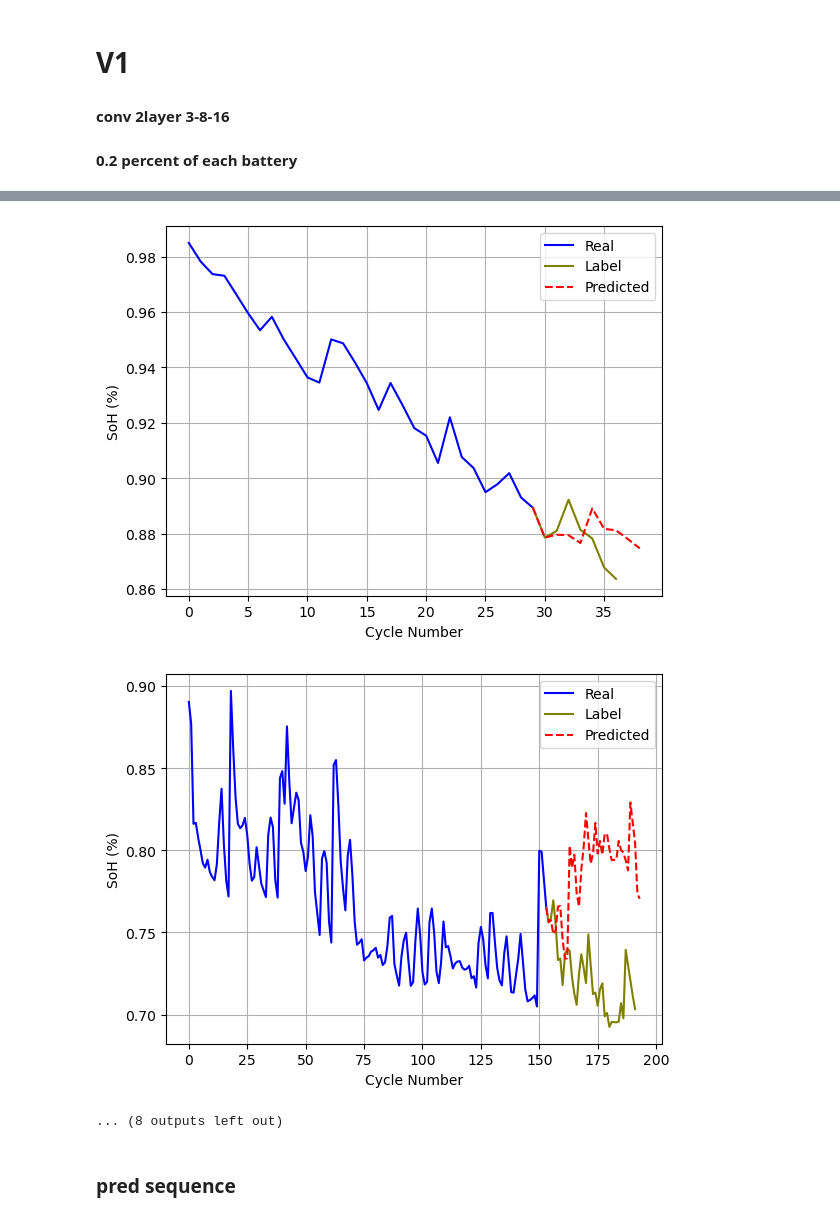
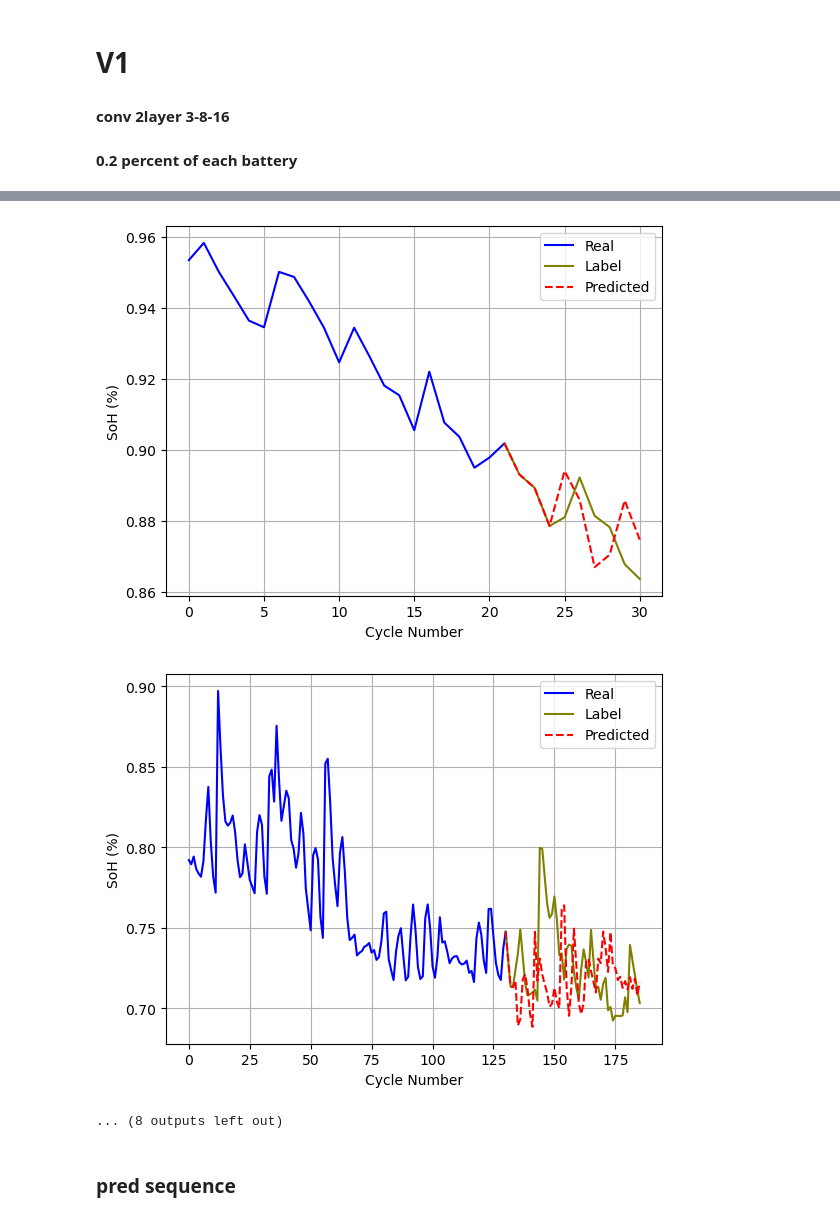
Before and after one commit to alc999/NARX-Transformer-SoH, a Jupyter notebook: dev.ipynb, the cells around one changed output, grey strips where cells are left out. Drawn from its saved outputs; the diff is of its cells as text; code cells hidden in the pictures.

Commit message:
fixed plot issue

```diff
--- a/dev.ipynb
+++ b/dev.ipynb
@@ -162,6 +162,7 @@ with open('config.yaml', 'r') as file:
 
 # # Access the variables
 NUM_CYCLES = cfg['NUM_CYCLES']
+NUM_PREDS = cfg['NUM_PREDS']
 FEATURE_DIM1 = cfg['FEATURE_DIM1']
 FEATURE_DIM2 = cfg['FEATURE_DIM2']
 NUM_ATTENTION = cfg['NUM_ATTENTION']
@@ -173,17 +174,22 @@ BATCH_SIZE = cfg['BATCH_SIZE']
 device = torch.device('cuda' if torch.cuda.is_available() else 'cpu')
 
 # Load data
-train_dataset, test_dataset = load_NASA(folder='NASA_DATA', num_cycles=3, split_ratio=0.3, scale_data=True)
+train_dataset, test_dataset = load_NASA(folder='NASA_DATA', num_cycles=NUM_CYCLES+NUM_PREDS-1, split_ratio=0.3, scale_data=True)
 
 # Train/test split
 train_dataloader = DataLoader(train_dataset, batch_size=BATCH_SIZE, shuffle=True)
 test_dataloader  = DataLoader(test_dataset, batch_size=BATCH_SIZE, shuffle=True)
 
 # NN model
-model = CNN_Transformer(feature_dim1=FEATURE_DIM1, feature_dim2=FEATURE_DIM2, num_attention=NUM_ATTENTION, num_cycles=NUM_CYCLES).to(device)
-model = torch.load('trained_model000165.pt', map_location=torch.device('cpu'))
+model = CNN_Transformer(feature_dim1=FEATURE_DIM1,
+                        feature_dim2=FEATURE_DIM2,
+                        num_attention=NUM_ATTENTION,
+                        num_cycles=NUM_CYCLES,
+                        num_preds=NUM_PREDS).to(device)
+
+model = torch.load('trained_model012213.pt', map_location=torch.device('cpu'))
 # %%
-def plot_predicted_capacity(model, train_dataset, test_dataset):
+def plot_predicted_capacity(model, train_dataset, test_dataset, num_cycles):
     device = torch.device('cuda' if torch.cuda.is_available() else 'cpu')
     battery_types = train_dataset.battery_data[:,0]
 
@@ -193,12 +199,12 @@ def plot_predicted_capacity(model, train_dataset, test_dataset):
 
         train_caps = [c[-1] for c in train_data[:,-1]]
         test_caps = [c[-1] for c in test_data[:,-1]]
-        pred_caps = [test_data[:,-1][0][-1], test_data[:,-1][1][-1]]
-        for t_data in test_data:
-            _, inputs, _ = t_data
-            inputs = torch.tensor(inputs).float().unsqueeze(0).to(device)
-            outputs = torch.tensor(pred_caps[-2:]).float().unsqueeze(0).to(device)
-            # outputs = torch.tensor(outputs).float().unsqueeze(0).to(device)
+        pred_caps = [test_data[:,-1][i][-1] for i in range(num_cycles-1)]
+
+        for cycle in range(len(test_data)-num_cycles+1):
+            _, inputs, _ = test_data[cycle]
+            inputs = torch.tensor(inputs[:num_cycles]).float().unsqueeze(0).to(device)
+            outputs = torch.tensor(pred_caps[-num_cycles+1:]).float().unsqueeze(0).to(device)
             pred = model(inputs, outputs)
             pred_caps.append(pred.item())
 
@@ -211,5 +217,12 @@ def plot_predicted_capacity(model, train_dataset, test_dataset):
         plt.ylabel('SoH (%)')
         plt.show()
 
-plot_predicted_capacity(model, train_dataset, test_dataset)
+    # def pred_sequence(self, my_data, capacity):
+    #     pred_caps = torch.stack([capacity[:,i] for i in range(self.num_cycles-1)], axis=-1)
+    #     for cycle in range(self.num_preds):
+    #         pred = self.forward(my_data[:,cycle:cycle+self.num_cycles], pred_caps[:,-self.num_cycles+1:])
+    #         pred_caps = torch.cat([pred_caps, pred], axis=-1)
+    #     return pred_caps
+
+plot_predicted_capacity(model, train_dataset, test_dataset, 5)
 # %% [output]
@@ -226,5 +239,5 @@ plot_predicted_capacity(model, train_dataset, test_dataset)
-[figure, old version]
+[figure, new version]
-[figure, old version]
+[figure, new version]
 ... (8 outputs left out)
 # %% [markdown]
 ### pred sequence
```
Also changed, not shown: parts of 1 cell of this notebook, 1 other file.
